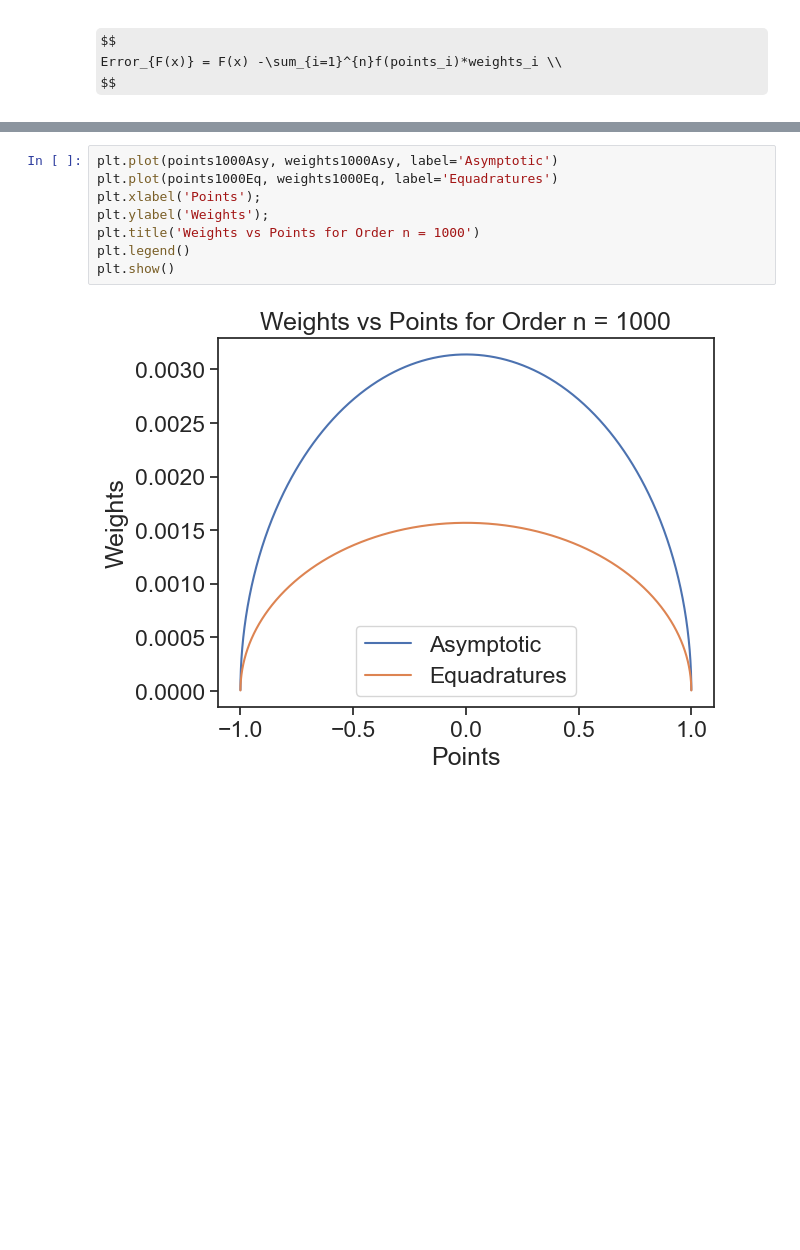
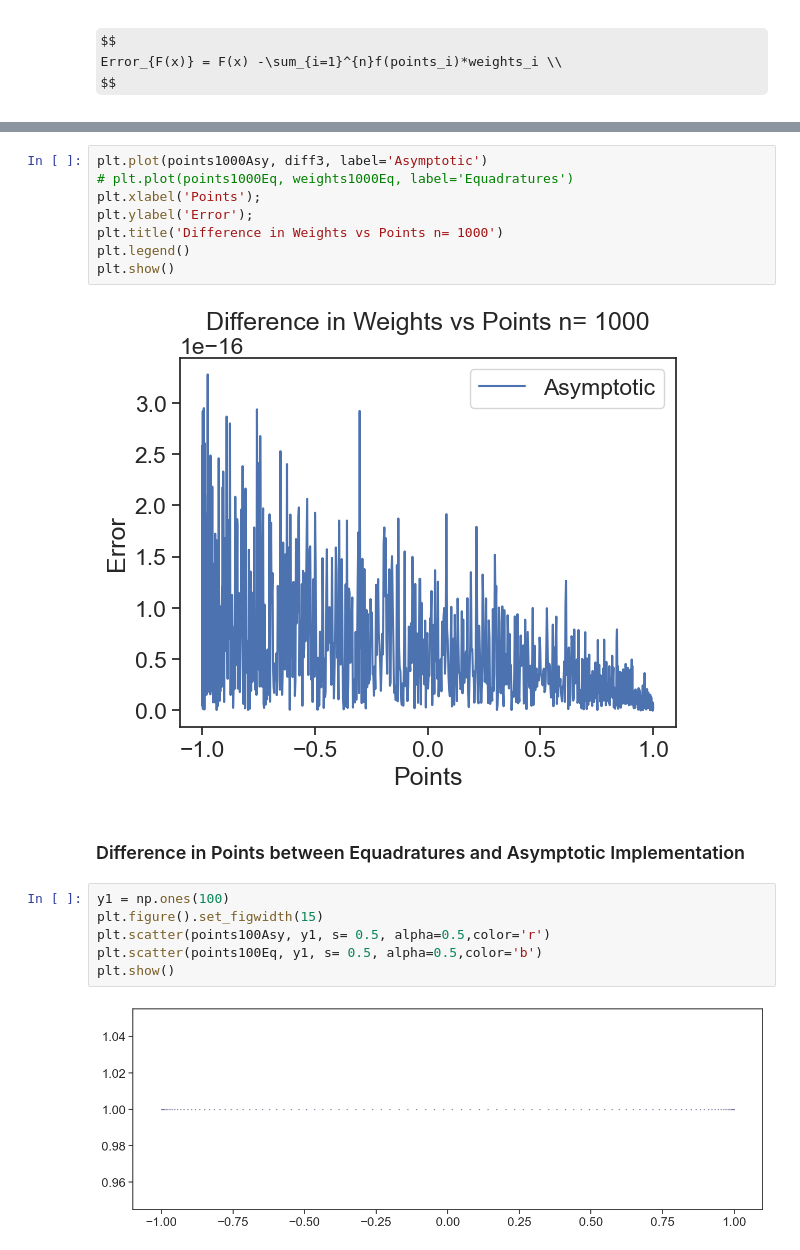
Before and after one commit to equadratures/Higher-Order-Integration, a Jupyter notebook: Asymptotic Legendre Implementation.ipynb, the cells around one changed output, grey strips where cells are left out. Saved outputs shown, nothing was run; the diff lists cells and outputs as text; some formulas as TeX source; blank space fills up the shorter version.

```diff
--- a/Asymptotic Legendre Implementation.ipynb
+++ b/Asymptotic Legendre Implementation.ipynb
@@ -250,10 +274,20 @@ plt.show()
 # %%
-plt.plot(points1000Asy, weights1000Asy, label='Asymptotic')
-plt.plot(points1000Eq, weights1000Eq, label='Equadratures')
+plt.plot(points1000Asy, diff3, label='Asymptotic')
+# plt.plot(points1000Eq, weights1000Eq, label='Equadratures')
 plt.xlabel('Points');
-plt.ylabel('Weights');
-plt.title('Weights vs Points for Order n = 1000')
+plt.ylabel('Error');
+plt.title('Difference in Weights vs Points n= 1000')
 plt.legend()
 plt.show()
 # %% [output]
-[figure, old version]
+[figure, new version]
+# %% [markdown]
+### Difference in Points between Equadratures and Asymptotic Implementation
+# %%
+y1 = np.ones(100)
+plt.figure().set_figwidth(15)
+plt.scatter(points100Asy, y1, s= 0.5, alpha=0.5,color='r')
+plt.scatter(points100Eq, y1, s= 0.5, alpha=0.5,color='b')
+plt.show()
+# %% [output]
+[figure, added]
```
Also changed, not shown: parts of 21 cells of this notebook, 1 other file.
